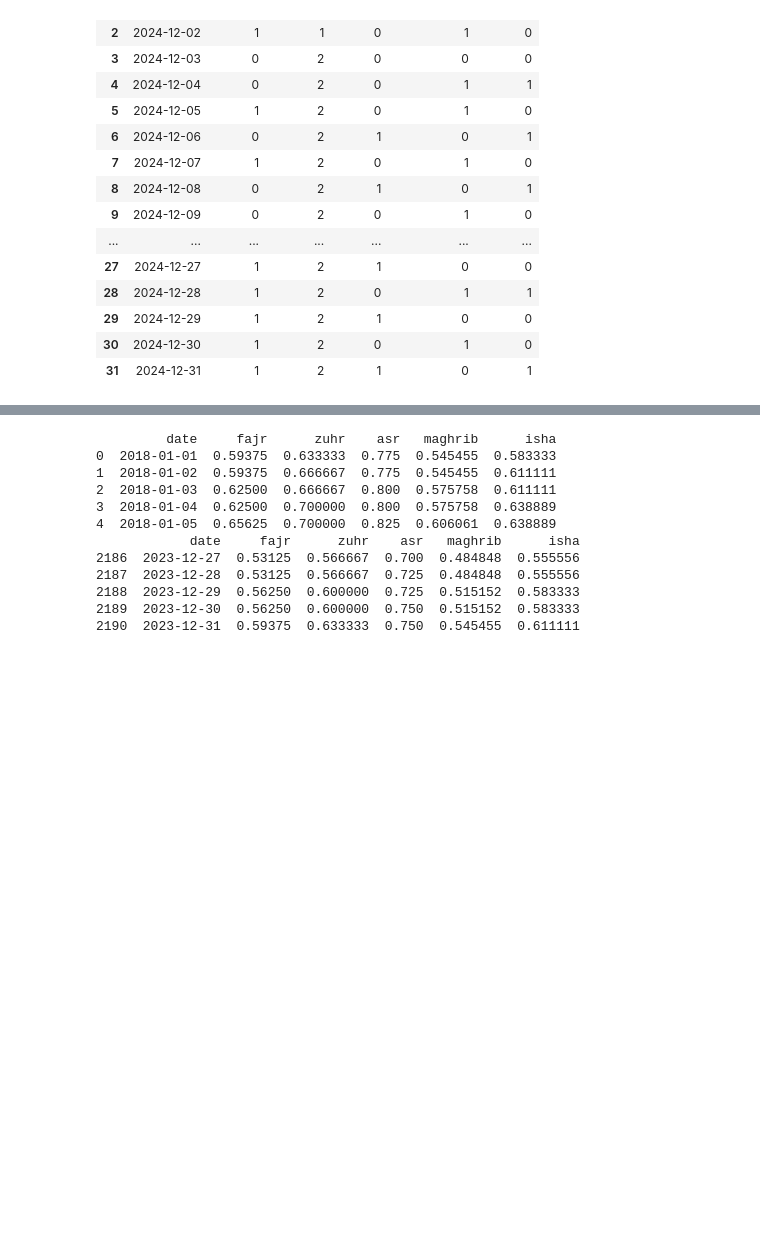
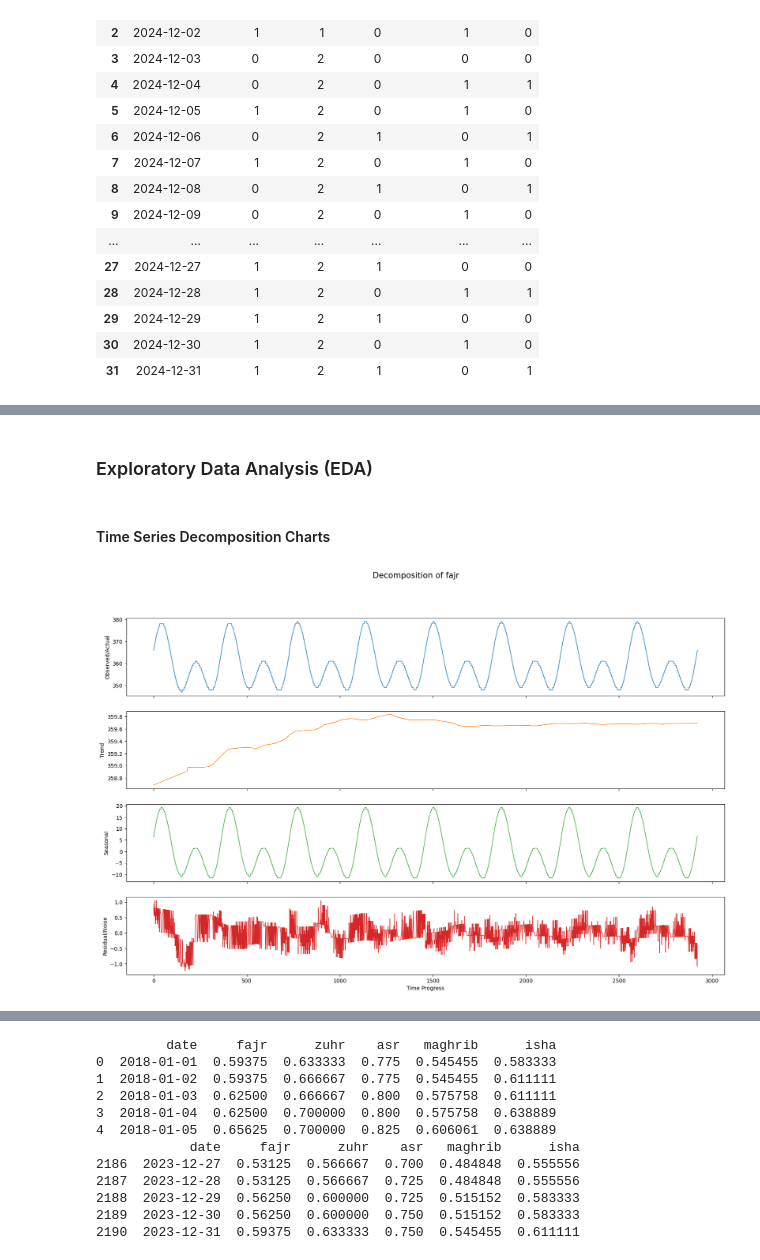
Before and after one commit to azamsuratem/predictprayertimes, a Jupyter notebook: python/objectives_1_and_2.ipynb, the cells around one changed output, grey strips where cells are left out. Saved outputs shown, nothing was run; the diff lists cells and outputs as text; code cells hidden in the pictures; blank space fills up the shorter version.

```diff
--- a/python/objectives_1_and_2.ipynb
+++ b/python/objectives_1_and_2.ipynb
@@ -334,0 +347,2 @@ plot_time_series()
+# %% [markdown]
+<h3>Exploratory Data Analysis (EDA)</h3>
@@ -334,0 +353,32 @@ plot_time_series()
+# %% [markdown]
+<h4>Time Series Decomposition Charts</h4>
+# %%
+# Time Series Decomposition Charts
+def decompose_time_series_charts(col_name):
+    if col_name not in copiedEsolatDF2.columns:
+        return
+
+    decomp = seasonal_decompose(copiedEsolatDF2[col_name], period=365, model="additive", extrapolate_trend="freq")
+
+    f, ax = plt.subplots(nrows=4, ncols=1, sharex=True, figsize=(20,12))
+    f.suptitle(f"Decomposition of {col_name}", fontsize=15)
+
+    decomp.observed.plot(ax=ax[0], legend=False, color="C0", linewidth=1)
+    ax[0].set_ylabel("Observed/Actual")
+
+    decomp.trend.plot(ax=ax[1], legend=False, color="C1", linewidth=1)
+    ax[1].set_ylabel("Trend")
+
+    decomp.seasonal.plot(ax=ax[2], legend=False, color="C2", linewidth=1)
+    ax[2].set_ylabel("Seasonal")
+
+    decomp.resid.plot(ax=ax[3], legend=False, color="C3", linewidth=1)
+    ax[3].set_ylabel("Residual/Noise")
+
+    plt.xticks()
+    ax[3].set_xlabel("Time Progress")
+    plt.show()
+# %%
+decompose_time_series_charts("fajr")
+# %% [output]
+[figure, added]
```
Also changed, not shown: parts of 46 cells of this notebook.
